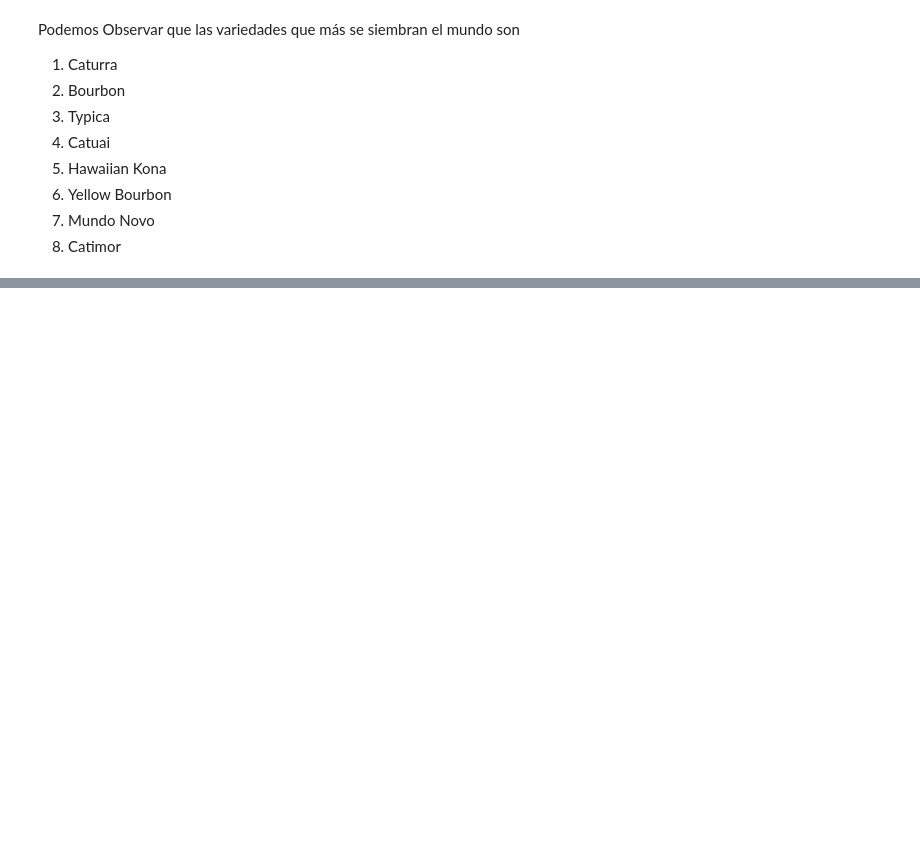
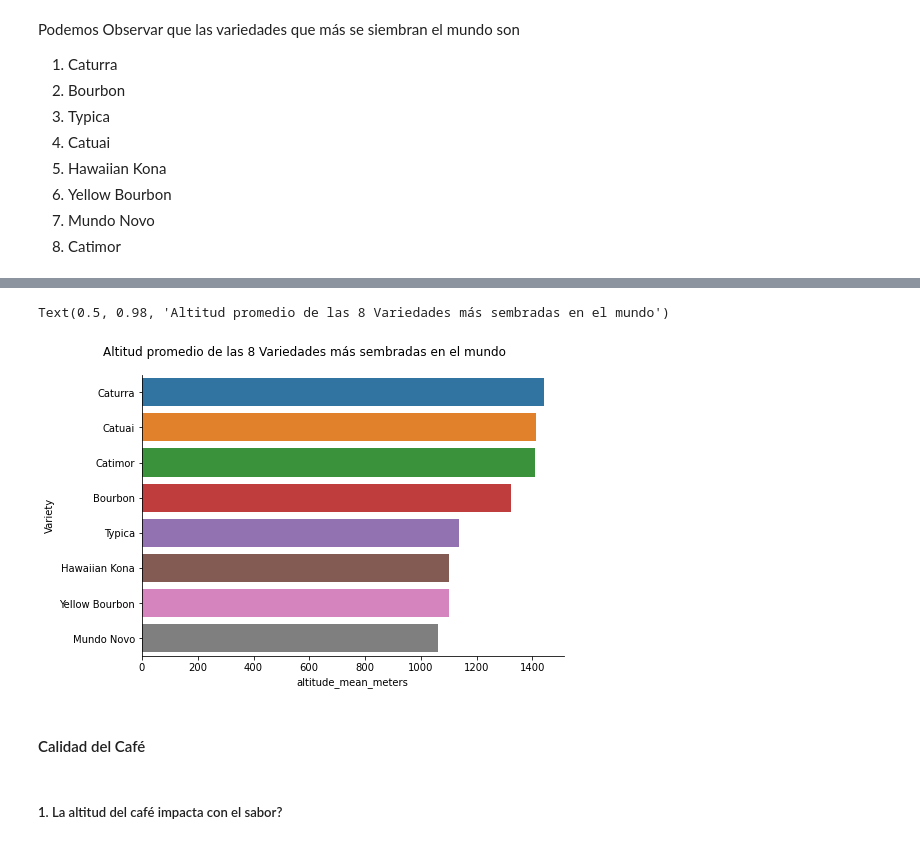
Before and after one commit to romeroelena16/PythonAnalytics, a Jupyter notebook: src/eda.ipynb, the cells around one changed output, grey strips where cells are left out. Drawn from its saved outputs; the diff is of its cells as text; code cells hidden in the pictures; blank space fills up the shorter version.

```diff
--- a/src/eda.ipynb
+++ b/src/eda.ipynb
@@ -326,0 +602,6 @@ graf_peru.plot() # grafico
+# %%
+altitud_promedio_variedad = (df_main.groupby('Variety')['altitude_mean_meters'].mean()
+                            .sort_values(ascending=False)
+                            .reset_index() # Convierte a df
+                            .rename({0: 'conteo'}, axis=1)) # Cambia el nombre de "0" a "conteo")
+altitud_promedio_variedad.head()
@@ -326,0 +615,3 @@ graf_peru.plot() # grafico
+# %%
+altitud_promedio_variedad_8_mas = altitud_promedio_variedad[altitud_promedio_variedad.Variety.isin(conteo_variedad_x_especie['Variety'].tolist())]
+altitud_promedio_variedad_8_mas
@@ -326,0 +628,16 @@ graf_peru.plot() # grafico
+# %%
+# Las 8 Variedades más sembradas en el mundo
+graf_altitud_promedio_variedad_8_mas = sns.catplot(
+    data=altitud_promedio_variedad_8_mas, kind="bar",
+    x="altitude_mean_meters", y="Variety", aspect=1.5,
+)
+
+graf_altitud_promedio_variedad_8_mas.fig.subplots_adjust(top=0.9)
+graf_altitud_promedio_variedad_8_mas.fig.suptitle('Altitud promedio de las 8 Variedades más sembradas en el mundo')
+# %% [output]
+Text(0.5, 0.98, 'Altitud promedio de las 8 Variedades más sembradas en el mundo')
+[figure, added]
+# %% [markdown]
+#### Calidad del Café
+# %% [markdown]
+##### 1. La altitud del café impacta con el sabor?
```
Also changed, not shown: parts of 80 cells of this notebook.
